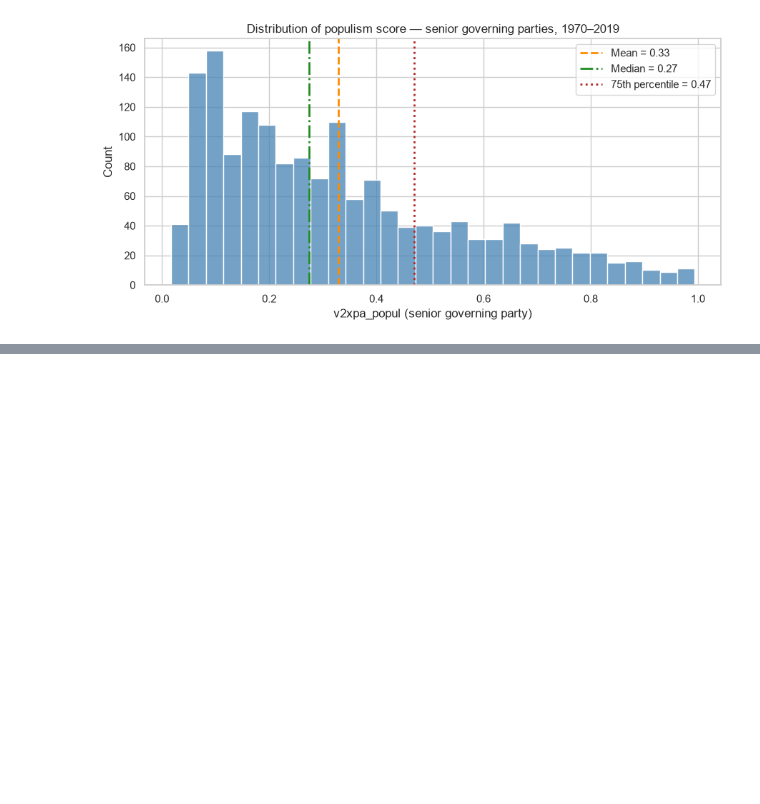
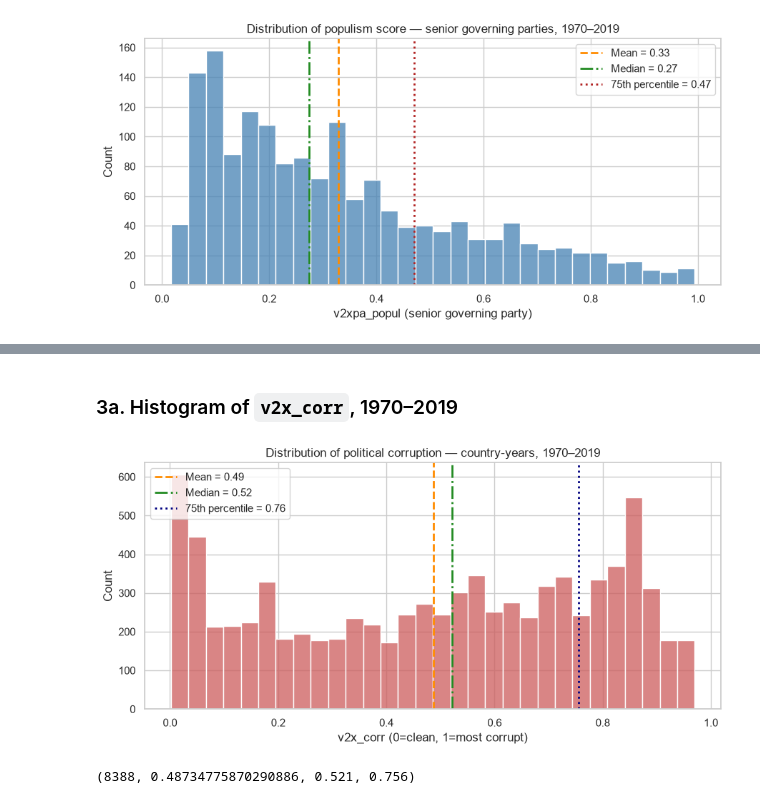
Before and after one commit to VYelisieievV/data-science-lab-bicocca, a Jupyter notebook: notebooks/01_eda_populism_corruption.ipynb, the cells around one changed output, grey strips where cells are left out. Drawn from its saved outputs; the diff is of its cells as text; code cells hidden in the pictures; blank space fills up the shorter version.

```diff
--- a/notebooks/01_eda_populism_corruption.ipynb
+++ b/notebooks/01_eda_populism_corruption.ipynb
@@ -335,0 +461,36 @@ plt.show()
+# %% [markdown]
+### 3a. Histogram of `v2x_corr`, 1970–2019
+# %%
+corr_values = pl.read_database(
+    f"""
+    SELECT v2x_corr
+    FROM raw.vdem_country_year
+    WHERE year BETWEEN {ANALYSIS_START_YEAR} AND {ANALYSIS_END_YEAR}
+      AND v2x_corr IS NOT NULL
+    """,
+    con,
+)["v2x_corr"]
+
+corr_mean = corr_values.mean()
+corr_median = corr_values.median()
+corr_p75 = corr_values.quantile(0.75)
+
+fig, ax = plt.subplots(figsize=(9, 4.5))
+sns.histplot(corr_values, bins=30, color="indianred", ax=ax)
+ax.axvline(corr_mean, color="darkorange", linestyle="--", linewidth=2,
+           label=f"Mean = {corr_mean:.2f}")
+ax.axvline(corr_median, color="forestgreen", linestyle="-.", linewidth=2,
+           label=f"Median = {corr_median:.2f}")
+ax.axvline(corr_p75, color="navy", linestyle=":", linewidth=2,
+           label=f"75th percentile = {corr_p75:.2f}")
+ax.set_xlabel("v2x_corr (0=clean, 1=most corrupt)")
+ax.set_ylabel("Count")
+ax.set_title("Distribution of political corruption — country-years, 1970–2019")
+ax.legend()
+fig.tight_layout()
+plt.show()
+
+corr_values.len(), corr_mean, corr_median, corr_p75
+# %% [output]
+[figure, added]
+(8388, 0.48734775870290886, 0.521, 0.756)
```
Also changed, not shown: parts of 17 cells of this notebook, 1 other file.
